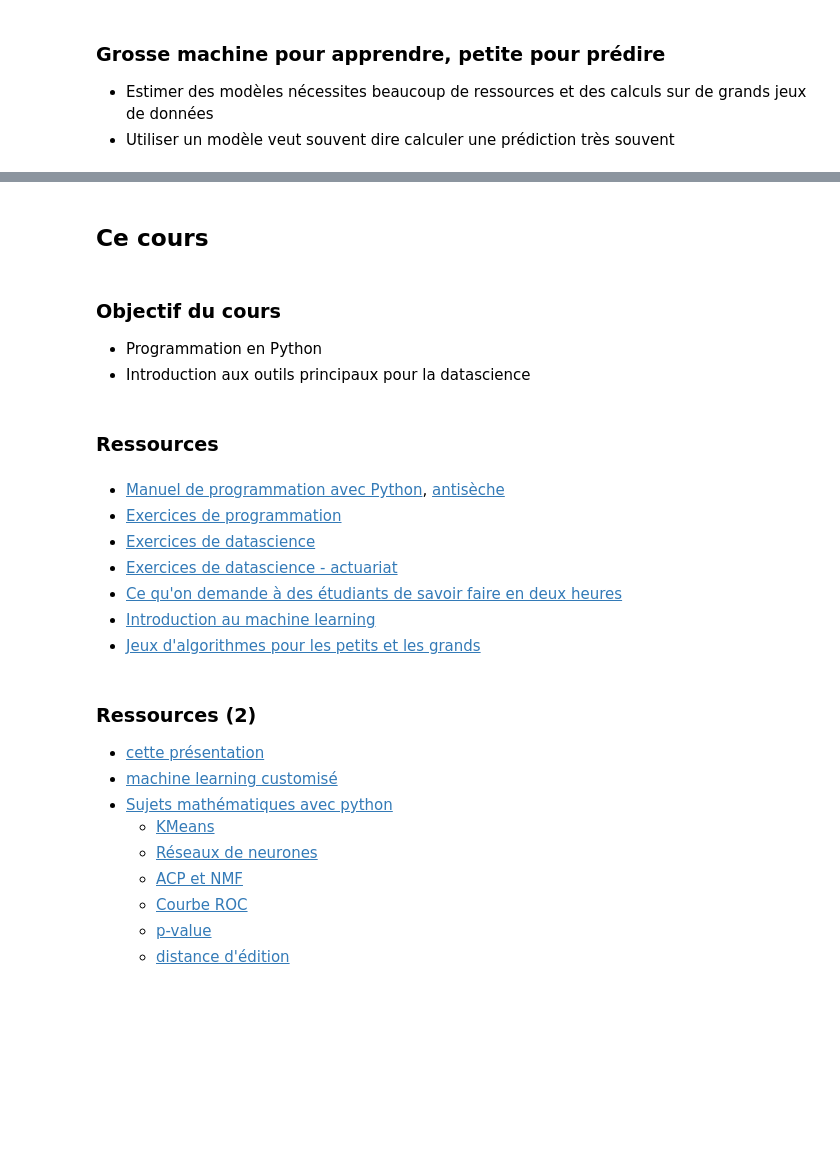
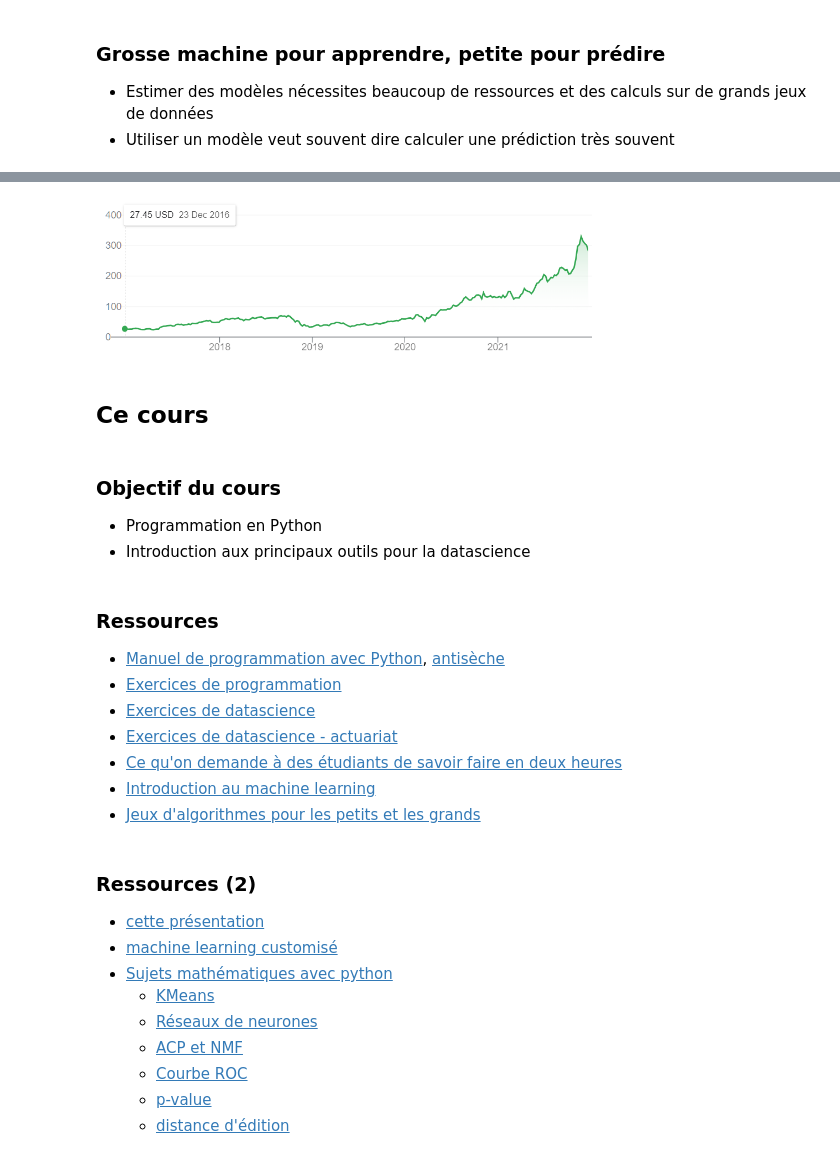
Before and after one commit to sdpython/jupytalk, a Jupyter notebook: _doc/notebooks/2021/actuaires/introprogpy.ipynb, the cells around one changed output, grey strips where cells are left out. Drawn from its saved outputs; the diff is of its cells as text; code cells hidden in the pictures; blank space fills up the shorter version.

```diff
--- a/_doc/notebooks/2021/actuaires/introprogpy.ipynb
+++ b/_doc/notebooks/2021/actuaires/introprogpy.ipynb
@@ -254,13 +341,17 @@ Et les conflits de dépendance.
+# %%
+NbImage('nvidia.png', width=500)
+# %% [output]
+[figure, added]
 # %% [markdown]
 ## Ce cours
 # %% [markdown]
 ### Objectif du cours
 
 * Programmation en Python
-* Introduction aux outils principaux pour la datascience
+* Introduction aux principaux outils pour la datascience
-# %% [markdown]
-### Ressources
 # %% [markdown]
+### Ressources
+
 * [Manuel de programmation avec Python](http://www.xavierdupre.fr/app/teachpyx/helpsphinx/index.html), [antisèche](http://www.xavierdupre.fr/app/teachpyx/helpsphinx/c_resume/index.html)
 * [Exercices de programmation](http://www.xavierdupre.fr/app/ensae_teaching_cs/helpsphinx3/td_1a.html)
 * [Exercices de datascience](http://www.xavierdupre.fr/app/ensae_teaching_cs/helpsphinx3/td_2a.html)
```
Also changed, not shown: parts of 44 cells of this notebook, 5 other files.
